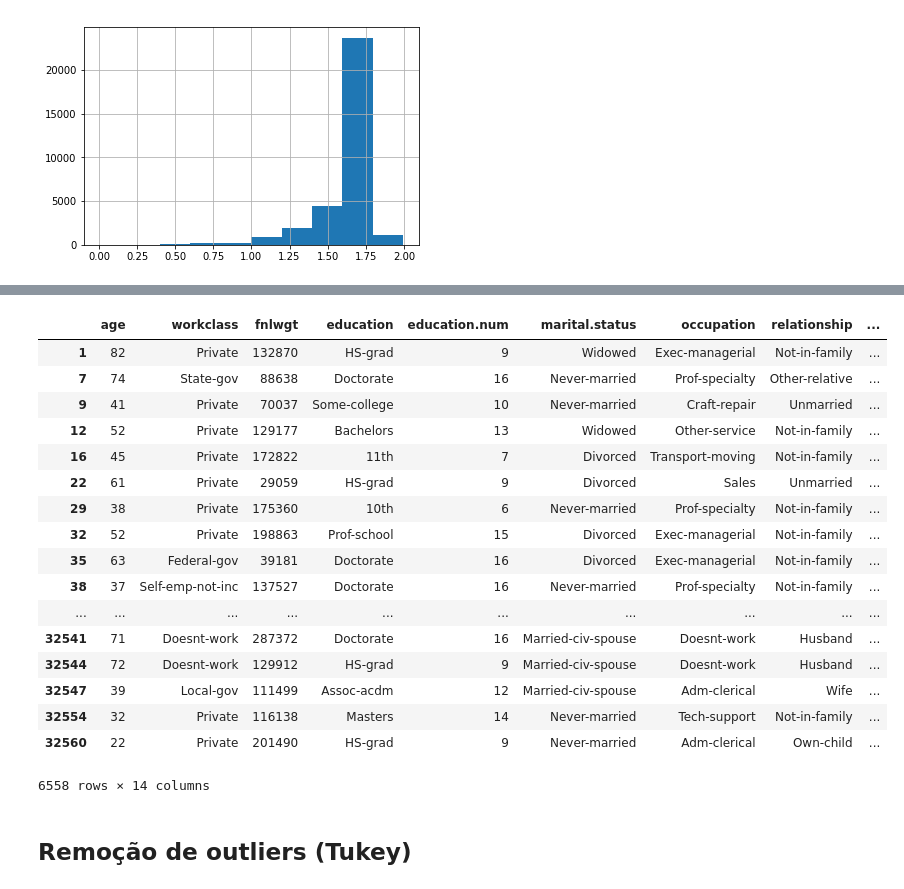
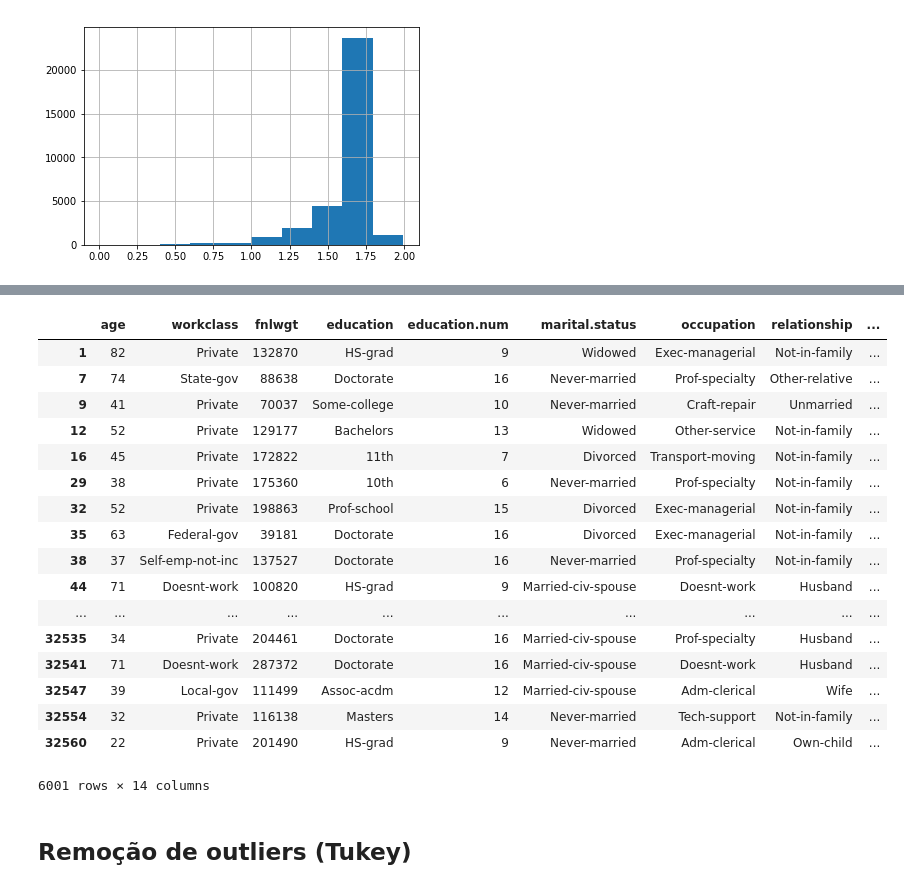
Before and after one commit to glm97/Gender-Inequality, a Jupyter notebook: gender-inequality.ipynb, the cells around one changed output, grey strips where cells are left out. Saved outputs shown, nothing was run; the diff lists cells and outputs as text; code cells hidden in the pictures.

```diff
--- a/gender-inequality.ipynb
+++ b/gender-inequality.ipynb
@@ -129,6 +132,6 @@ base1['hours_log'].hist()
 [figure]
 # %%
 from numpy import abs
-mad = abs(base1['hours_log'] - base1['hours_log'].median()).median()*(1/0.6745)
+mad = abs(base1['hours.per.week'] - base1['hours.per.week'].median()).median()*(1/0.6745)
 print(mad)
 # %% [output]
@@ -145,24 +148,24 @@ base1['hours_log'].mad()
 # %%
-base1[abs(base1['hours_log'] - base1['hours_log'].median())/mad > 3.5]
+base1[abs(base1['hours.per.week'] - base1['hours.per.week'].median())/mad > 3.5]
 # %% [output]
 |  | age | workclass | fnlwgt | education | education.num | marital.status | occupation | relationship | ... |
 | 1 | 82 | Private | 132870 | HS-grad | 9 | Widowed | Exec-managerial | Not-in-family | ... |
 | 7 | 74 | State-gov | 88638 | Doctorate | 16 | Never-married | Prof-specialty | Other-relative | ... |
 | 9 | 41 | Private | 70037 | Some-college | 10 | Never-married | Craft-repair | Unmarried | ... |
 | 12 | 52 | Private | 129177 | Bachelors | 13 | Widowed | Other-service | Not-in-family | ... |
 | 16 | 45 | Private | 172822 | 11th | 7 | Divorced | Transport-moving | Not-in-family | ... |
-| 22 | 61 | Private | 29059 | HS-grad | 9 | Divorced | Sales | Unmarried | ... |
 | 29 | 38 | Private | 175360 | 10th | 6 | Never-married | Prof-specialty | Not-in-family | ... |
 | 32 | 52 | Private | 198863 | Prof-school | 15 | Divorced | Exec-managerial | Not-in-family | ... |
 | 35 | 63 | Federal-gov | 39181 | Doctorate | 16 | Divorced | Exec-managerial | Not-in-family | ... |
 | 38 | 37 | Self-emp-not-inc | 137527 | Doctorate | 16 | Never-married | Prof-specialty | Not-in-family | ... |
+| 44 | 71 | Doesnt-work | 100820 | HS-grad | 9 | Married-civ-spouse | Doesnt-work | Husband | ... |
 | ... | ... | ... | ... | ... | ... | ... | ... | ... | ... |
+| 32535 | 34 | Private | 204461 | Doctorate | 16 | Married-civ-spouse | Prof-specialty | Husband | ... |
 | 32541 | 71 | Doesnt-work | 287372 | Doctorate | 16 | Married-civ-spouse | Doesnt-work | Husband | ... |
-| 32544 | 72 | Doesnt-work | 129912 | HS-grad | 9 | Married-civ-spouse | Doesnt-work | Husband | ... |
 | 32547 | 39 | Local-gov | 111499 | Assoc-acdm | 12 | Married-civ-spouse | Adm-clerical | Wife | ... |
 | 32554 | 32 | Private | 116138 | Masters | 14 | Never-married | Tech-support | Not-in-family | ... |
 | 32560 | 22 | Private | 201490 | HS-grad | 9 | Never-married | Adm-clerical | Own-child | ... |
-6558 rows × 14 columns
+6001 rows × 14 columns
 # %% [markdown]
 ## Remoção de outliers (Tukey)
 # %%
```
Also changed, not shown: parts of 76 cells of this notebook, 1 other file.
